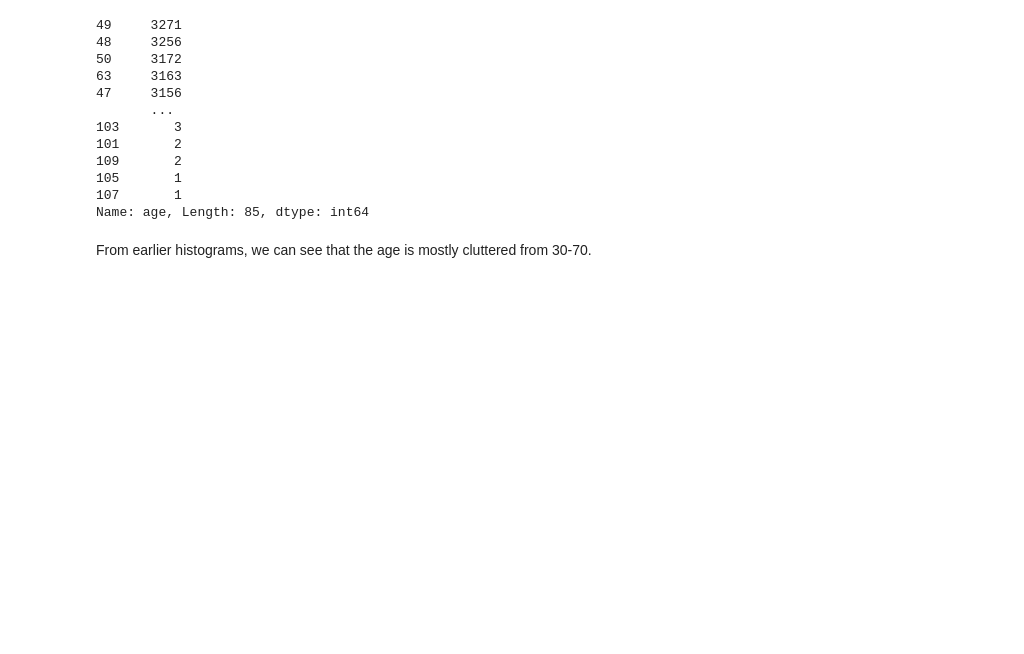
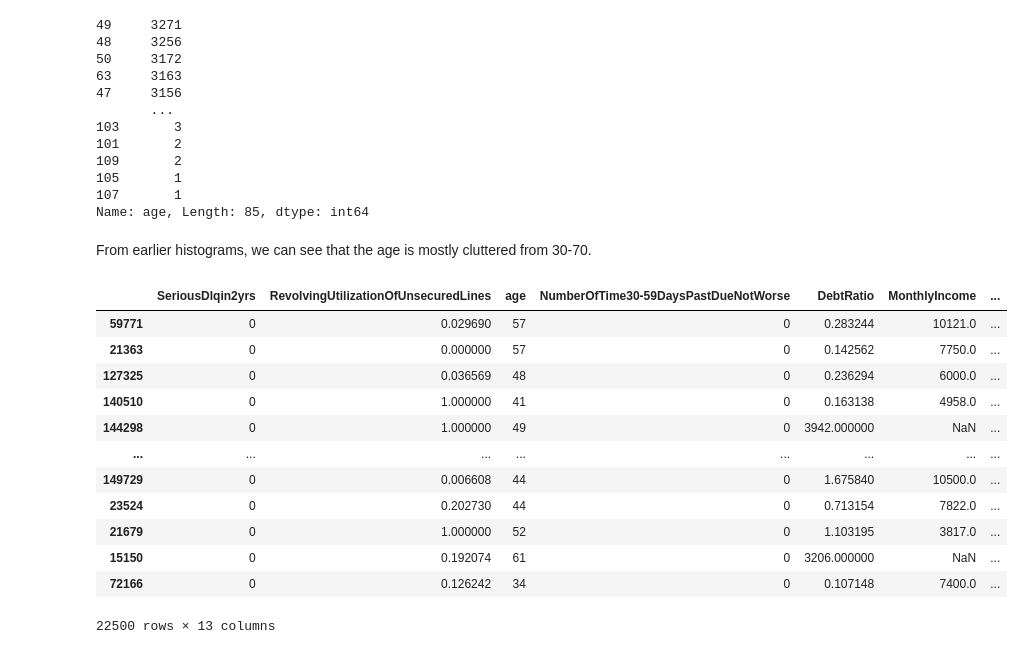
Before and after one commit to poolkit/Credit-Risk-Modelling, a Jupyter notebook: CreditPrediction.ipynb, the cells around one changed output. Cells and saved outputs as stored; diff of their text form; code cells hidden in the pictures; blank space fills up the shorter version.

```diff
--- a/CreditPrediction.ipynb
+++ b/CreditPrediction.ipynb
@@ -125,6 +125,10 @@ plt.show()
 Since in most of the columns, maximum values belong to one bin, we can cut the columns into different bins. For this, we have to analyse each column separately.
 # %% [markdown]
 **RevolvingUtilizationOfUnsecuredLines**
+# %%
+# Since credit utility can't be greater then 1, all the higher values are trimmed down
+train['RevolvingUtilizationOfUnsecuredLines'] = np.minimum(train['RevolvingUtilizationOfUnsecuredLines'], 1)
+test['RevolvingUtilizationOfUnsecuredLines'] = np.minimum(test['RevolvingUtilizationOfUnsecuredLines'], 1)
 # %%
 train['RevolvingUtilizationOfUnsecuredLines'].value_counts()
 # %% [output]
@@ -191,0 +206,16 @@ train['Age'] = np.select(conditions, bin_labels, default='Unknown')
+# %%
+test
+# %% [output]
+|  | SeriousDlqin2yrs | RevolvingUtilizationOfUnsecuredLines | age | NumberOfTime30-59DaysPastDueNotWorse | DebtRatio | MonthlyIncome | ... |
+| 59771 | 0 | 0.029690 | 57 | 0 | 0.283244 | 10121.0 | ... |
+| 21363 | 0 | 0.000000 | 57 | 0 | 0.142562 | 7750.0 | ... |
+| 127325 | 0 | 0.036569 | 48 | 0 | 0.236294 | 6000.0 | ... |
+| 140510 | 0 | 1.000000 | 41 | 0 | 0.163138 | 4958.0 | ... |
+| 144298 | 0 | 1.000000 | 49 | 0 | 3942.000000 | NaN | ... |
+| ... | ... | ... | ... | ... | ... | ... | ... |
+| 149729 | 0 | 0.006608 | 44 | 0 | 1.675840 | 10500.0 | ... |
+| 23524 | 0 | 0.202730 | 44 | 0 | 0.713154 | 7822.0 | ... |
+| 21679 | 0 | 1.000000 | 52 | 0 | 1.103195 | 3817.0 | ... |
+| 15150 | 0 | 0.192074 | 61 | 0 | 3206.000000 | NaN | ... |
+| 72166 | 0 | 0.126242 | 34 | 0 | 0.107148 | 7400.0 | ... |
+22500 rows × 13 columns
```
Also changed, not shown: parts of 4 cells of this notebook.
